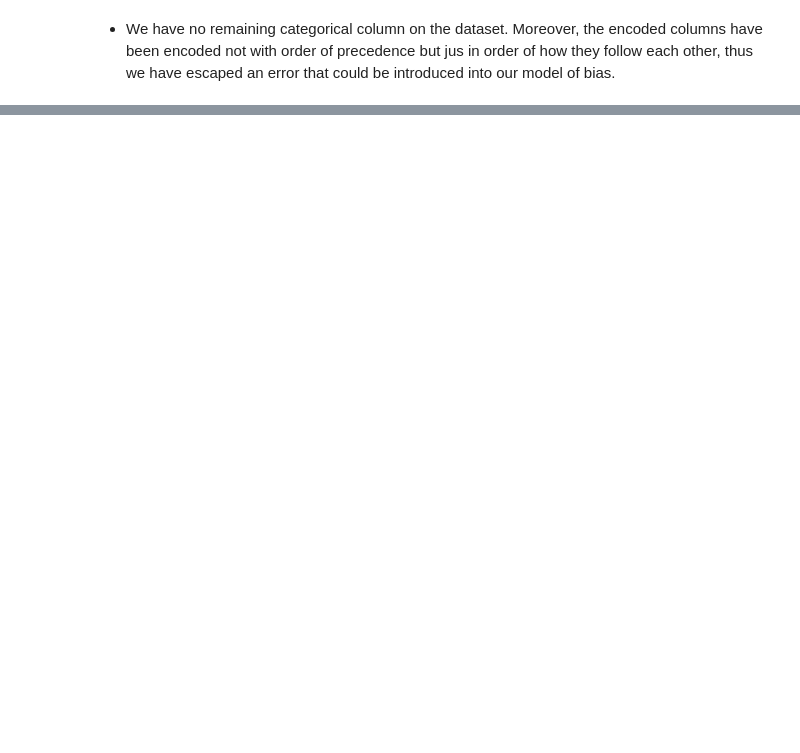
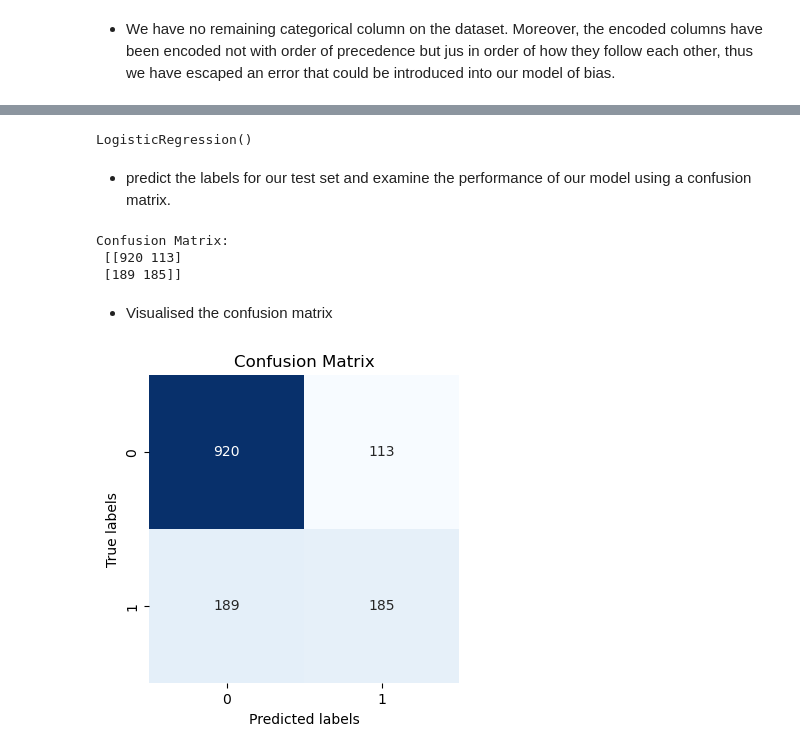
Before and after one commit to Dan-njuguna/telco_customer_churn, a Jupyter notebook: customer_churn.ipynb, the cells around one changed output, grey strips where cells are left out. Cells and saved outputs as stored; diff of their text form; code cells hidden in the pictures; blank space fills up the shorter version.

Commit message:
updated logistic regression

```diff
--- a/customer_churn.ipynb
+++ b/customer_churn.ipynb
@@ -726,16 +722,13 @@ plt.show()
 # %%
+# splitting data  into fetaures and labels
 X = new_df.drop('Churn', axis=1)
 y = new_df['Churn']
 
+
+# Standardise the data
+standard_scaler = StandardScaler()
+X_transformed = standard_scaler.fit_transform(X)
+
+
 # Splitting the data into train and test sets
-X_train, X_test, y_train, y_test = train_test_split(X, y, test_size=0.2, random_state=42)
-
-# Creating and training the logistic regression model
-model = LogisticRegression(max_iter=1000)
-model.fit(X_train, y_train)
-
-# Making predictions and evaluating the model
-y_pred = model.predict(X_test)
-print("Confusion Matrix:\n", confusion_matrix(y_test, y_pred))
-print()
-print("Classification Report:\n", classification_report(y_test, y_pred))
+X_train, X_test, y_train, y_test = train_test_split(X_transformed, y, test_size=0.2, random_state=42)
@@ -755,0 +750,8 @@ weighted avg       0.77      0.79      0.78      1407
+# %%
+# Creating and training the logistic regression model
+model = LogisticRegression()
+model.fit(X_train, y_train)
+# %% [output]
+LogisticRegression()
+# %% [markdown]
+- predict the labels for our test set and examine the performance of our model using a confusion matrix.
@@ -755,0 +761,25 @@ weighted avg       0.77      0.79      0.78      1407
+# %%
+
+# Assuming y_test and y_pred are your true labels and predicted labels respectively
+from sklearn.metrics import confusion_matrix, classification_report
+print("Confusion Matrix:\n", confusion_matrix(y_test, y_pred))
+# %% [output]
+Confusion Matrix:
+ [[920 113]
+ [189 185]]
+# %% [markdown]
+- Visualised the confusion matrix
+# %%
+
+# Assuming y_test and y_pred are your true labels and predicted labels respectively
+cm = confusion_matrix(y_test, y_pred)
+
+# Plotting the heatmap
+plt.figure(figsize=(4, 4))
+sns.heatmap(cm, annot=True, fmt='d', cmap='Blues', cbar=False)
+plt.xlabel('Predicted labels')
+plt.ylabel('True labels')
+plt.title('Confusion Matrix')
+plt.show()
+# %% [output]
+[figure, added]
```
Also changed, not shown: parts of 15 cells of this notebook.
